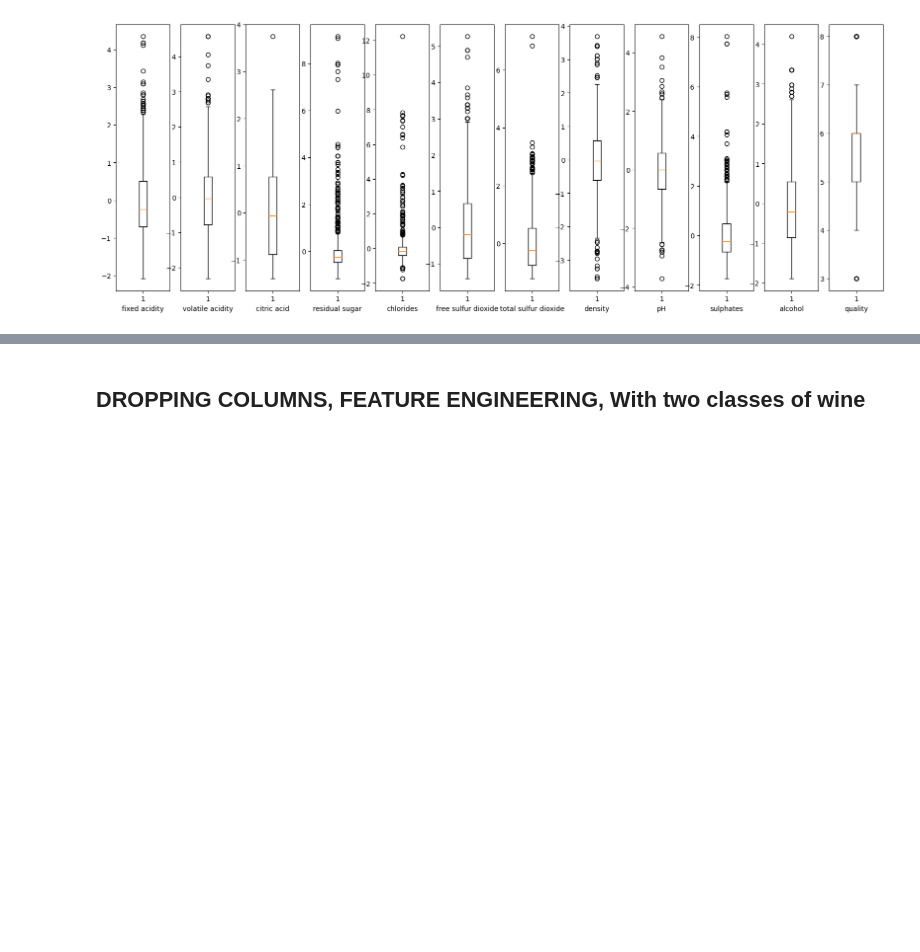
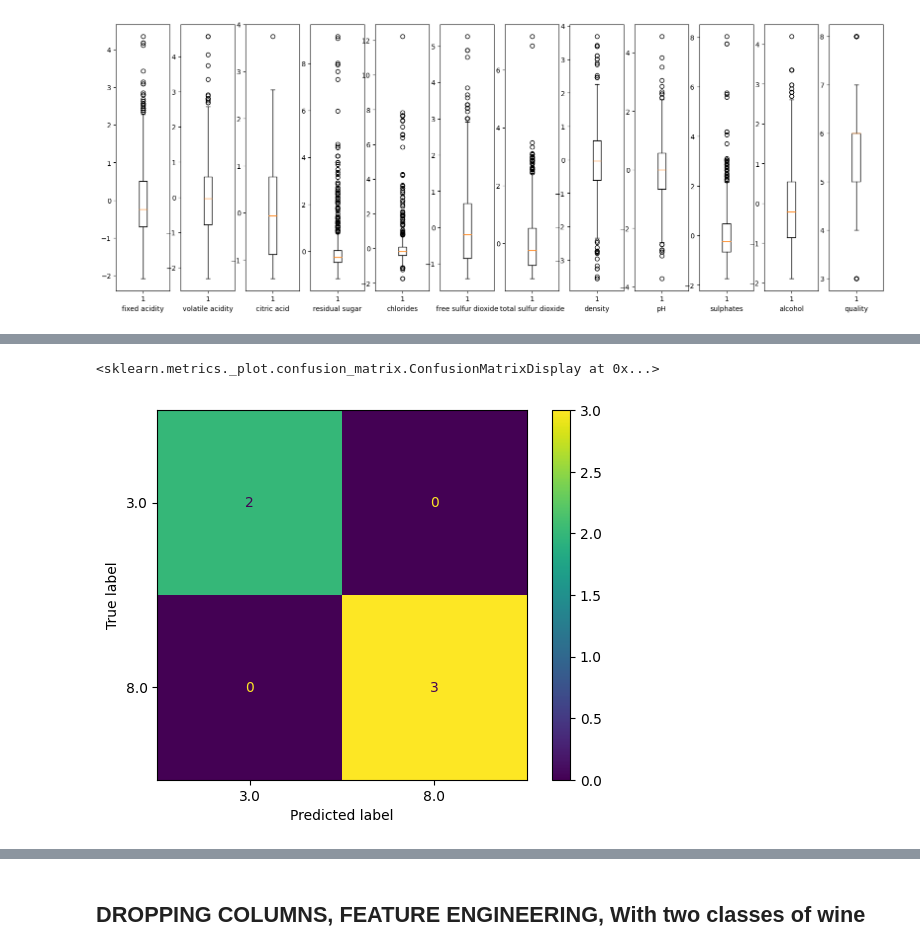
Before and after one commit to Ok3ks/Tabular_data, a Jupyter notebook: Red_wine_assess .ipynb, the cells around one changed output, grey strips where cells are left out. Saved outputs shown, nothing was run; the diff lists cells and outputs as text; code cells hidden in the pictures; blank space fills up the shorter version.

Commit message:
Another ensemble approach, two models this time

```diff
--- a/Red_wine_assess .ipynb
+++ b/Red_wine_assess .ipynb
@@ -163,0 +138,25 @@ sns.pairplot(train_red_wine_df)
+# %%
+
+def model_ensemble(model, target:str ='quality', encoder = le, sect = [3.0, 4.0, 5.0], train_df = train_red_wine_df, test_df = test_red_wine_df):
+
+    temp_df = train_df
+    temp_test_df = test_df
+
+    condition = train_df[target].isin(sect)
+    condition_test = test_df[target].isin(sect)
+
+    temp_df = temp_df.loc[condition]
+    temp_test_df = temp_test_df.loc[condition_test]
+
+    y = encoder.fit_transform(temp_df[target])
+    x = temp_df.drop(columns = target)
+
+    y_test = encoder.fit_transform(temp_test_df[target])
+    x_test = temp_test_df.drop(columns = target)
+
+    model.fit(x,y)
+    obtained_y = model.predict(x_test)
+
+    feat = {i:j for i,j in zip(model.feature_names_in_.tolist(), model.feature_importances_.tolist())}
+    print("Accuracy : {}, f1_score : {}".format(accuracy_score(y_test, obtained_y), f1_score(y_test, obtained_y, average = 'weighted')))
+    return model,feat,obtained_y,y_test
@@ -195,0 +281,3 @@ for i,item in enumerate(columns):
+# %%
+model_3_8, feat_3_8, y_3_8_pred, y_3_8_true  = model_ensemble(xgc_model, sect = [3.0, 8.0])
+feat_3_8
@@ -195,0 +297,5 @@ for i,item in enumerate(columns):
+# %%
+conf_matrix(y_3_8_pred, y_3_8_true)
+# %% [output]
+<sklearn.metrics._plot.confusion_matrix.ConfusionMatrixDisplay at 0x...>
+[figure, added]
```
Also changed, not shown: parts of 51 cells of this notebook, 13 other files.
